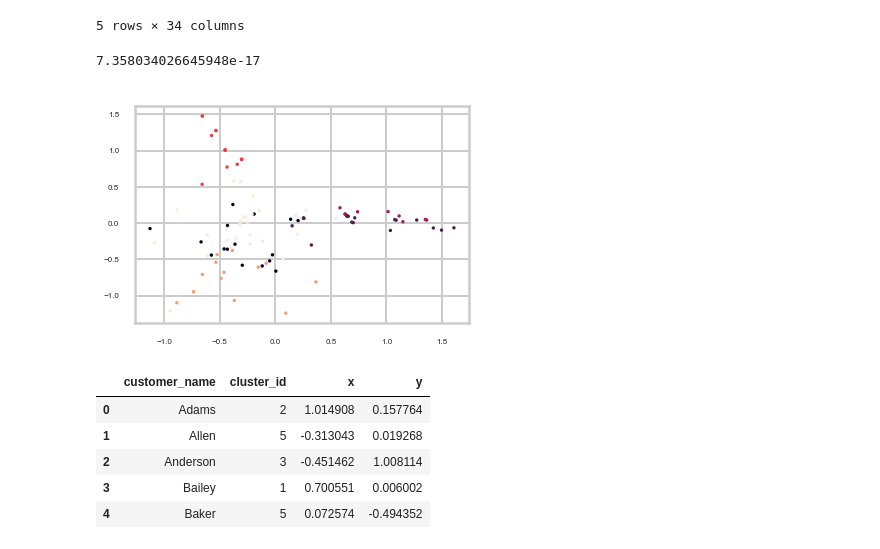
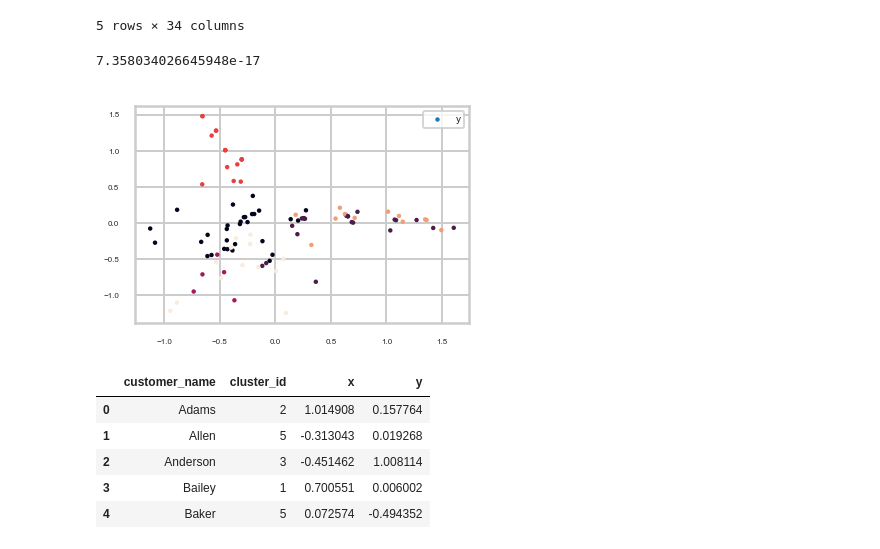
Before and after one commit to alsnkline/Springb, a Jupyter notebook: ml_clustering/Mini_Project_Clustering.ipynb, the cells around one changed output. Drawn from its saved outputs; the diff is of its cells as text; code cells hidden in the pictures.

```diff
--- a/ml_clustering/Mini_Project_Clustering.ipynb
+++ b/ml_clustering/Mini_Project_Clustering.ipynb
@@ -375,30 +375,31 @@ matrix.head()
 # %%
 #your turn
 from sklearn.decomposition import PCA
 from scipy.stats import pearsonr
 model = PCA()
 
 # Apply the fit_transform method of model to grains: pca_features
 pca_features = model.fit_transform(train_data)
 
 # Assign 0th column of pca_features: xs
 xs = pca_features[:,0]
 
 # Assign 1st column of pca_features: ys
 ys = pca_features[:,1]
 
 df = pd.DataFrame({'customer_name': matrix['customer_name'], 'cluster_id':matrix['cluster'], 'x':xs, 'y':ys})
 
-plt.scatter(x=df['x'], y=df['y'], c=df['cluster_id'], s=2)
+plt.scatter(x=df['x'], y=df['y'], c=df['cluster_id'], s=6)
+plt.legend()
 
 # Calculate the Pearson correlation of xs and ys
 correlation, pvalue = pearsonr(xs, ys)
 
 # Display the correlation
 print(correlation)
 # %% [output]
 7.358034026645948e-17
-[figure, old version]
+[figure, new version]
 # %%
 df.head()
 # %% [output]
```
Also changed, not shown: parts of 3 cells of this notebook.
